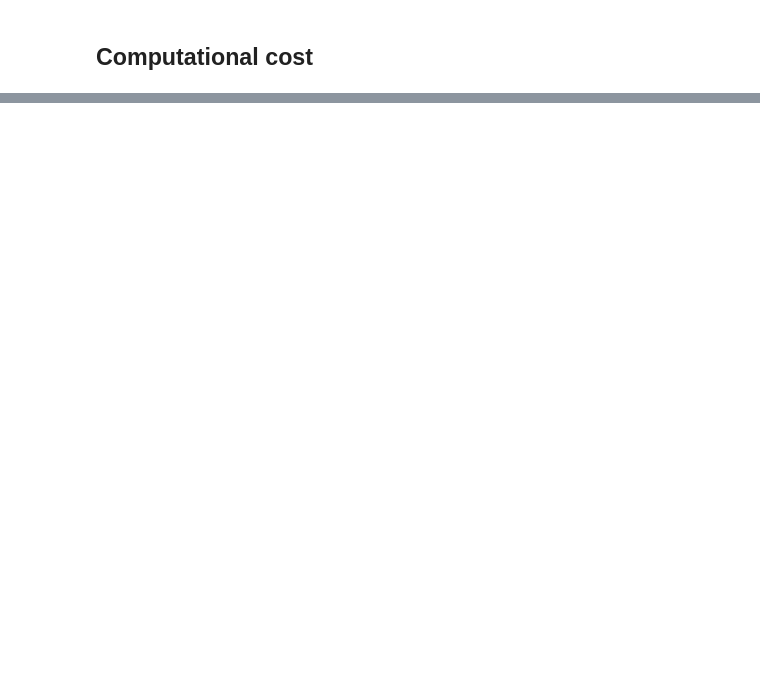
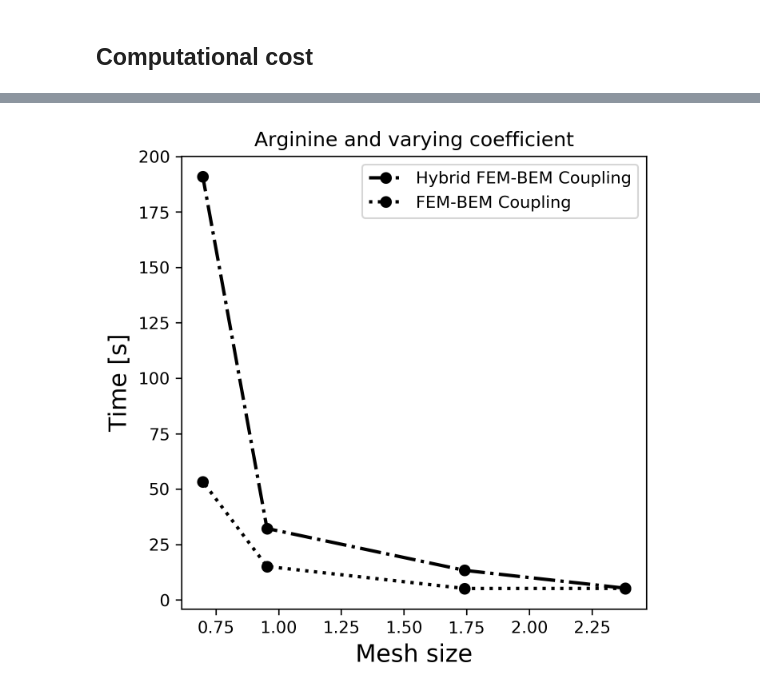
Before and after one commit to MichalBosy/FEM_BEM_coupling, a Jupyter notebook: Poisson-Boltzmann/FEM_BEM_Arginine_Var_Perm_from_APBS.ipynb, the cells around one changed output, grey strips where cells are left out. Cells and saved outputs as stored; diff of their text form; code cells hidden in the pictures; blank space fills up the shorter version.

Commit message:
Updated codes + the codes for variable coefficient from analytical function

```diff
--- a/Poisson-Boltzmann/FEM_BEM_Arginine_Var_Perm_from_APBS.ipynb
+++ b/Poisson-Boltzmann/FEM_BEM_Arginine_Var_Perm_from_APBS.ipynb
@@ -333,0 +340,18 @@ plt.show()
+# %%
+import matplotlib.pyplot as plt
+
+log_mesh_size = np.log(mesh_size)
+
+with open('Hybrid_FEM_BEM_Arginine_varying_APBS_time_assemble.npy', 'rb') as f:
+     Hybrid_FEM_BEM_solv_time = np.load(f)
+
+plt.figure( figsize=(5, 5), dpi=300)
+plt.plot(mesh_size, Hybrid_FEM_BEM_solv_time, 'ko-.', linewidth=2, label='Hybrid FEM-BEM Coupling')
+plt.plot(mesh_size, time_set, 'ko:', linewidth=2, label='FEM-BEM Coupling')
+plt.legend(loc='best')
+plt.title('Arginine and varying coefficient')
+plt.xlabel('Mesh size', fontsize='x-large')
+plt.ylabel('Time [s]', fontsize='x-large')
+plt.show()
+# %% [output]
+[figure, added]
```
Also changed, not shown: parts of 5 cells of this notebook, 12 other files.
